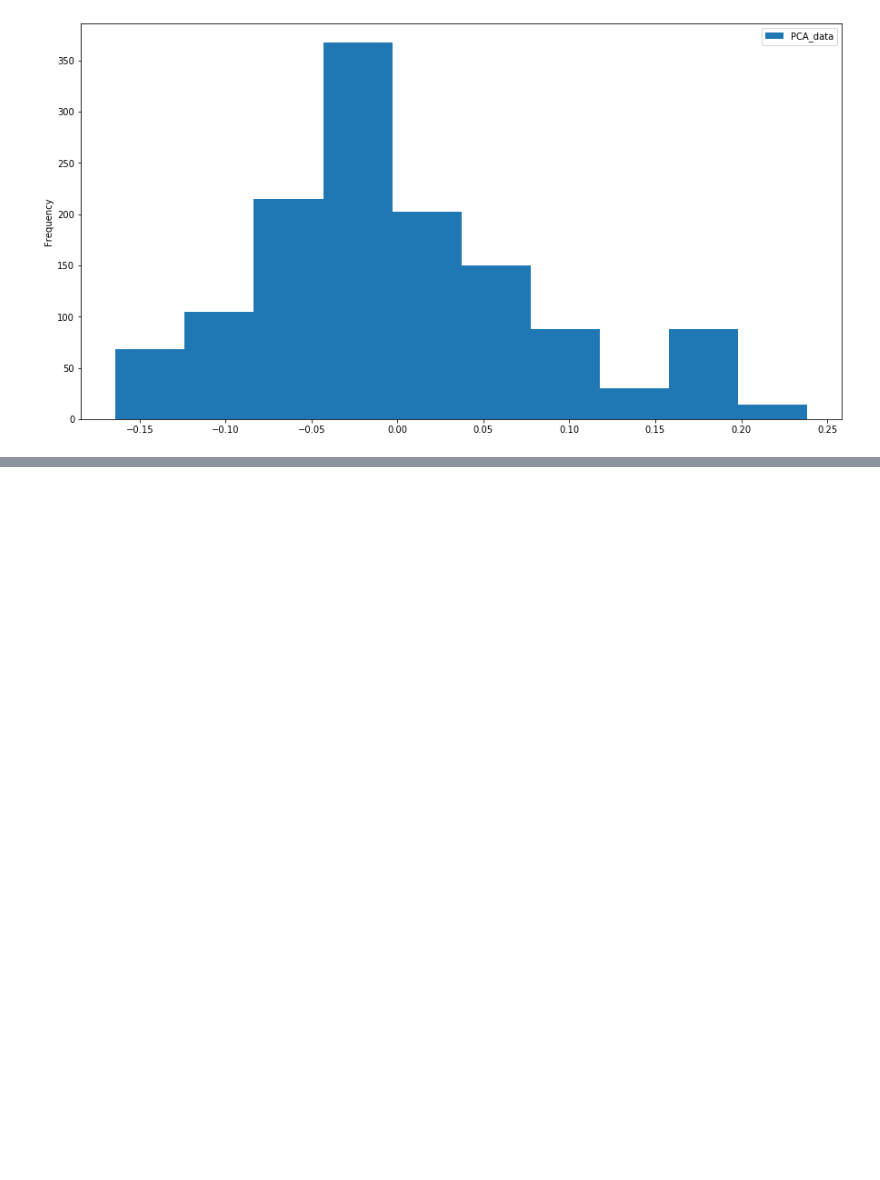
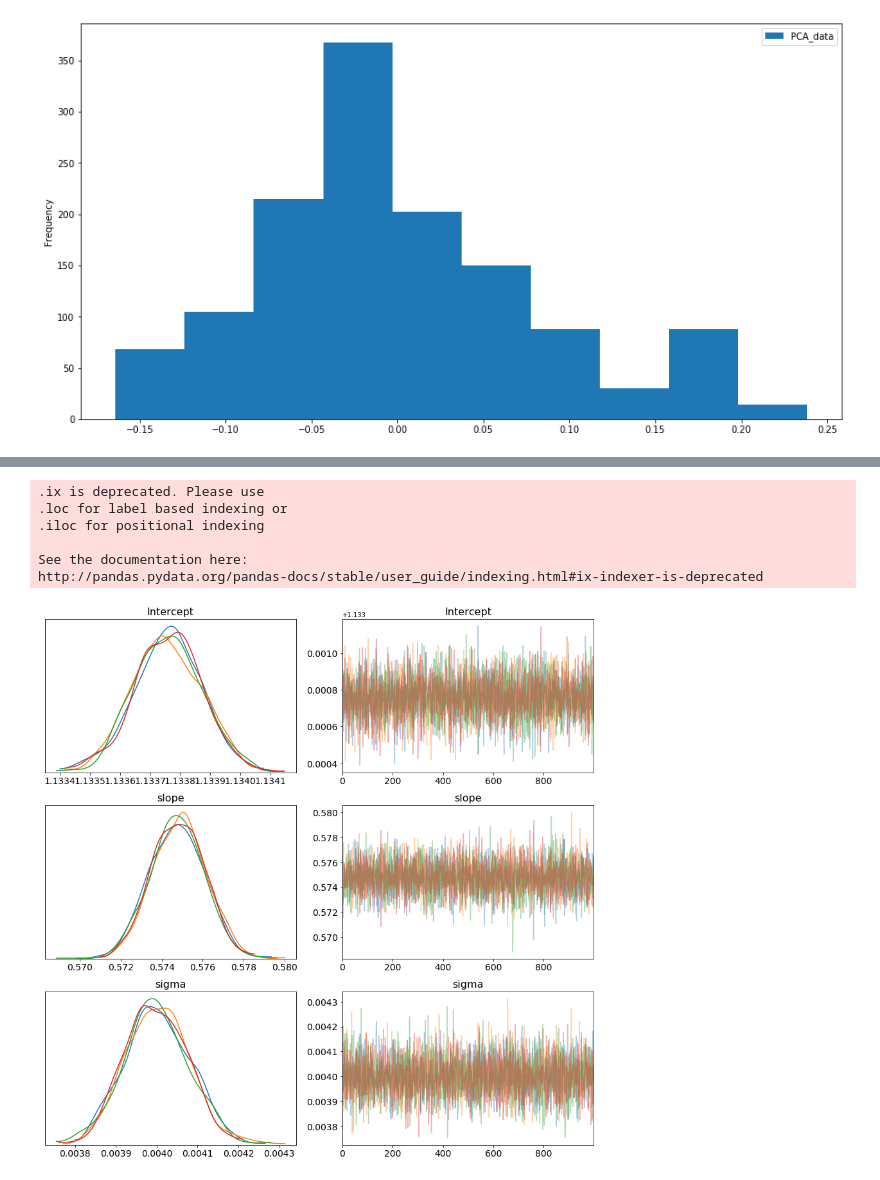
Before and after one commit to radheem/stock-market-PP-project, a Jupyter notebook: pca.ipynb, the cells around one changed output, grey strips where cells are left out. Cells and saved outputs as stored; diff of their text form; code cells hidden in the pictures; blank space fills up the shorter version.

Commit message:
model trained

```diff
--- a/pca.ipynb
+++ b/pca.ipynb
@@ -65,3 +68,25 @@ data.plot(kind='hist',x='data_bins', y='PCA_data',ax=ax)
 plt.show()
 # %% [output]
 [figure]
+# %%
+with pm.Model() as linear_model:
+    # Intercept
+    intercept = pm.Normal('Intercept', mu = 0, sd = 10)
+
+    # Slope
+    slope = pm.Normal('slope', mu = 0, sd = 10)
+
+    # Standard deviation
+    sigma = pm.HalfNormal('sigma', sd = 10)
+
+    # Estimate of mean
+    mean = intercept + slope * data.loc[:, 'PCA_data']
+
+    # Observed values
+    Y_obs = pm.Normal('Y_obs', mu = mean, sd = sigma, observed = y.values)
+
+    # Sampler
+    step = pm.NUTS()
+
+    # Posterior distribution
+    linear_trace = pm.sample(1000, step)
@@ -67,0 +100,14 @@ plt.show()
+# %%
+X = data.loc[:, ['PCA_data']]
+y = data.ix[:,'Price']
+# %% [output]
+.ix is deprecated. Please use
+.loc for label based indexing or
+.iloc for positional indexing
+
+See the documentation here:
+http://pandas.pydata.org/pandas-docs/stable/user_guide/indexing.html#ix-indexer-is-deprecated
+# %%
+pm.traceplot(linear_trace, figsize = (12, 12));
+# %% [output]
+[figure, added]
```
Also changed, not shown: parts of 8 cells of this notebook.
